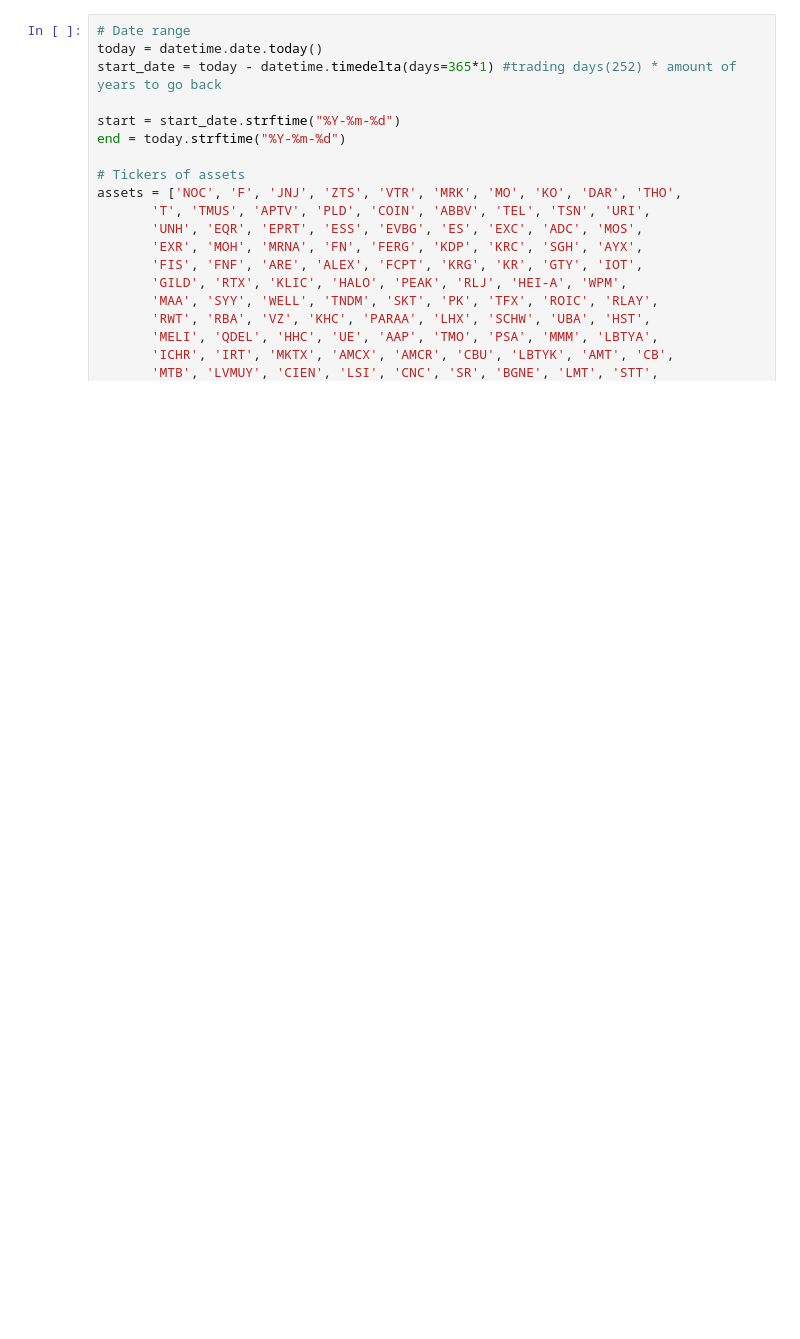
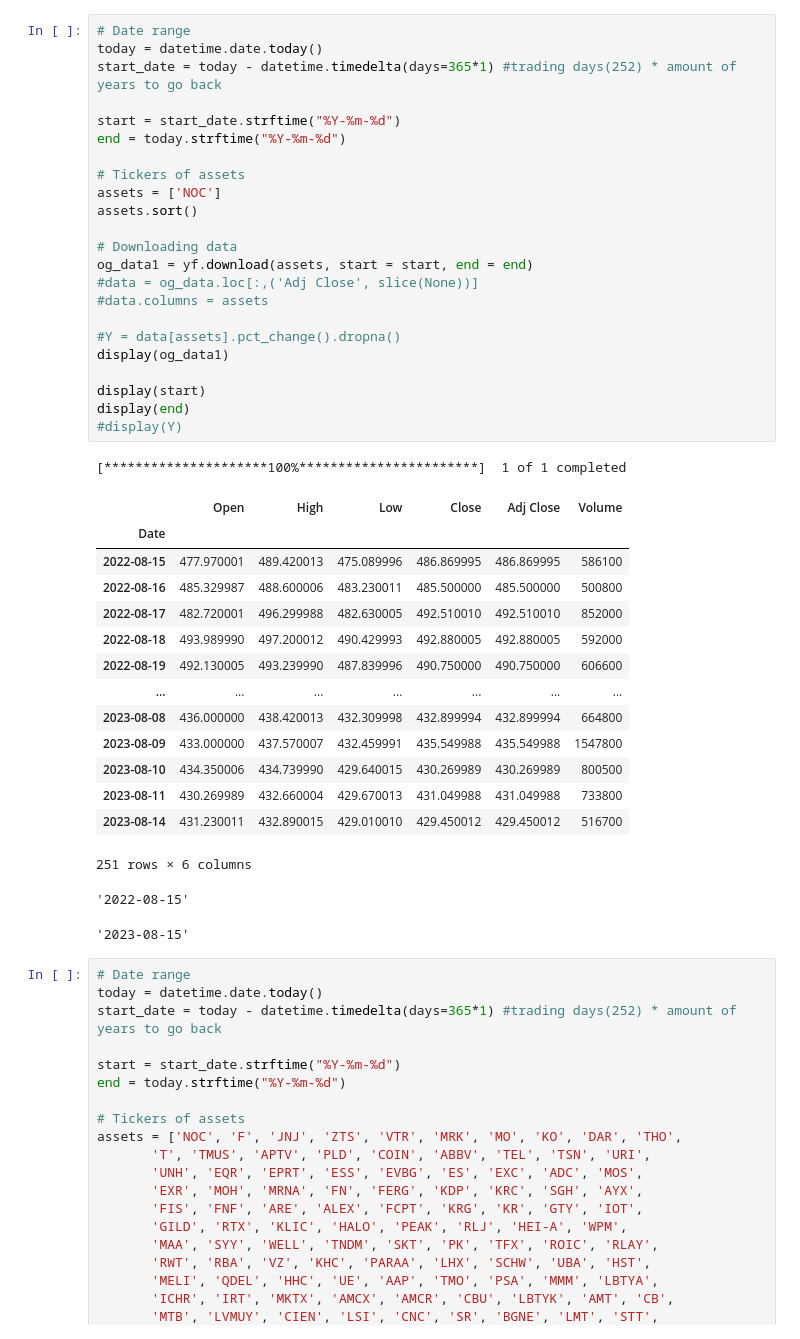
Before and after one commit to ssenhouse/project_3_congress_insider, a Jupyter notebook: Ticker_Data.ipynb, the cells around one changed output. Cells and saved outputs as stored; diff of their text form; blank space fills up the shorter version.

```diff
--- a/Ticker_Data.ipynb
+++ b/Ticker_Data.ipynb
@@ -32,6 +32,47 @@ from bokeh.resources import INLINE
 # %% [output]
 [interactive output not drawn]
 [interactive output not drawn]
+# %%
+# Date range
+today = datetime.date.today()
+start_date = today - datetime.timedelta(days=365*1) #trading days(252) * amount of years to go back
+
+start = start_date.strftime("%Y-%m-%d")
+end = today.strftime("%Y-%m-%d")
+
+# Tickers of assets
+assets = ['NOC']
+assets.sort()
+
+# Downloading data
+og_data1 = yf.download(assets, start = start, end = end)
+#data = og_data.loc[:,('Adj Close', slice(None))]
+#data.columns = assets
+
+#Y = data[assets].pct_change().dropna()
+display(og_data1)
+
+display(start)
+display(end)
+#display(Y)
+# %% [output]
+[*********************100%***********************]  1 of 1 completed
+|  | Open | High | Low | Close | Adj Close | Volume |
+| Date |  |  |  |  |  |  |
+| 2022-08-15 | 477.970001 | 489.420013 | 475.089996 | 486.869995 | 486.869995 | 586100 |
+| 2022-08-16 | 485.329987 | 488.600006 | 483.230011 | 485.500000 | 485.500000 | 500800 |
+| 2022-08-17 | 482.720001 | 496.299988 | 482.630005 | 492.510010 | 492.510010 | 852000 |
+| 2022-08-18 | 493.989990 | 497.200012 | 490.429993 | 492.880005 | 492.880005 | 592000 |
+| 2022-08-19 | 492.130005 | 493.239990 | 487.839996 | 490.750000 | 490.750000 | 606600 |
+| ... | ... | ... | ... | ... | ... | ... |
+| 2023-08-08 | 436.000000 | 438.420013 | 432.309998 | 432.899994 | 432.899994 | 664800 |
+| 2023-08-09 | 433.000000 | 437.570007 | 432.459991 | 435.549988 | 435.549988 | 1547800 |
+| 2023-08-10 | 434.350006 | 434.739990 | 429.640015 | 430.269989 | 430.269989 | 800500 |
+| 2023-08-11 | 430.269989 | 432.660004 | 429.670013 | 431.049988 | 431.049988 | 733800 |
+| 2023-08-14 | 431.230011 | 432.890015 | 429.010010 | 429.450012 | 429.450012 | 516700 |
+251 rows × 6 columns
+'2022-08-15'
+'2023-08-15'
 # %%
 # Date range
 today = datetime.date.today()
```
